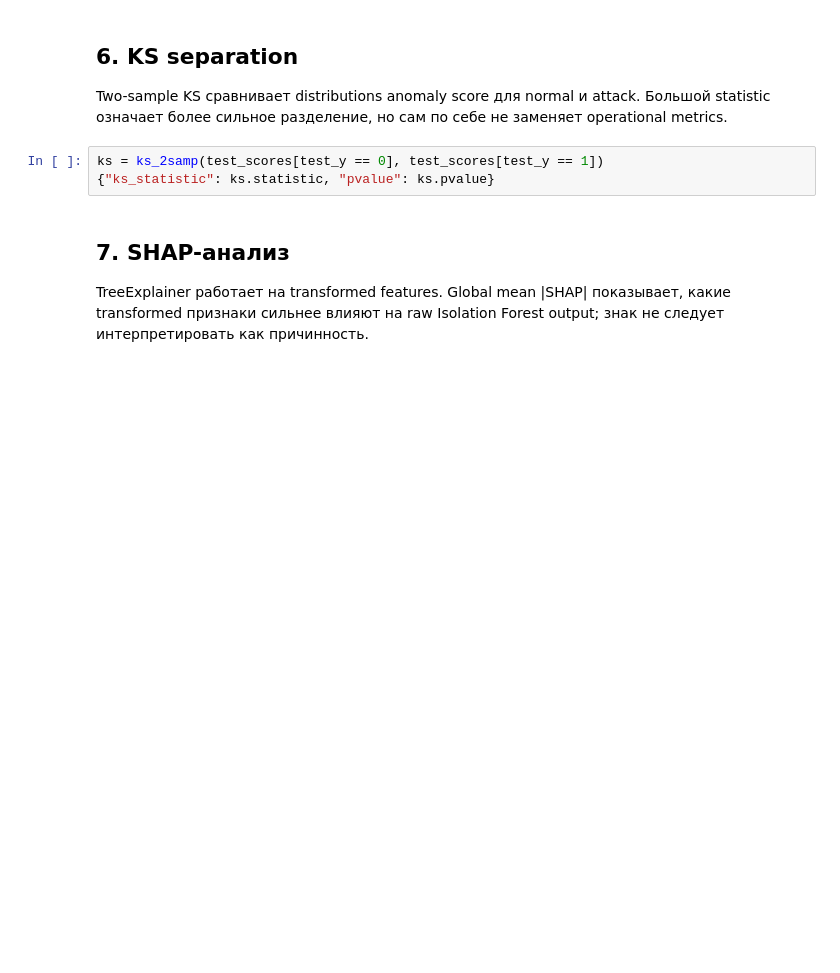
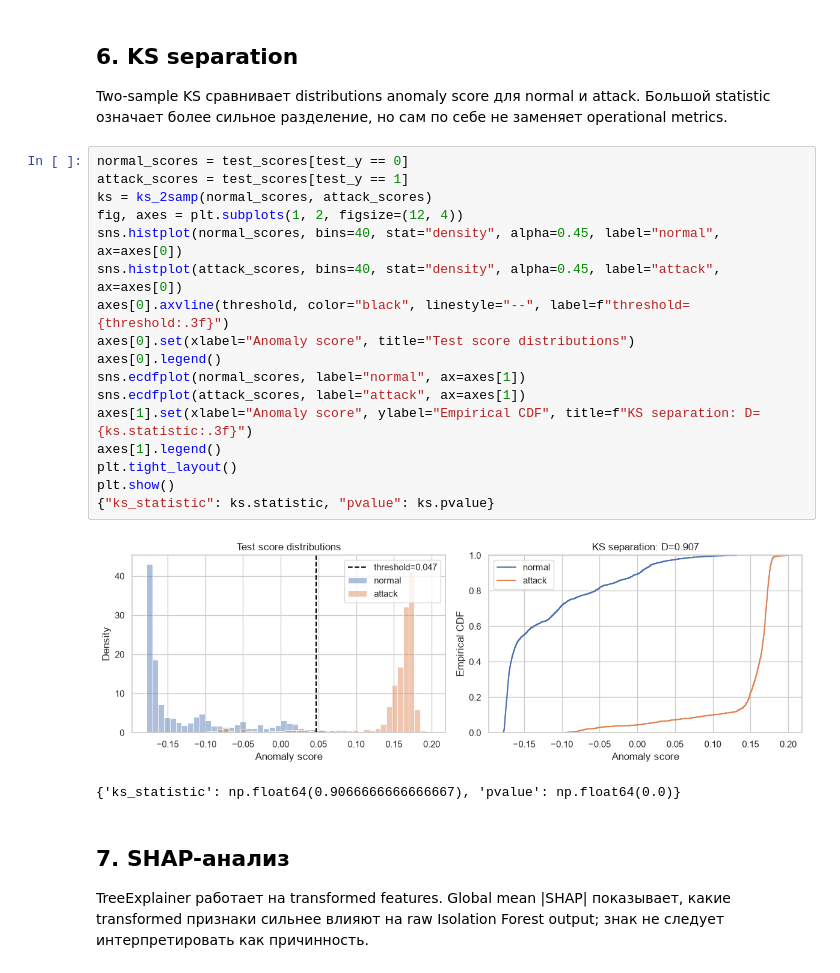
Before and after one commit to Ilia2704/otus-ml-ids, a Jupyter notebook: notebooks/01_train_validate_explain.ipynb, the cells around one changed output. Drawn from its saved outputs; the diff is of its cells as text; blank space fills up the shorter version.

```diff
--- a/notebooks/01_train_validate_explain.ipynb
+++ b/notebooks/01_train_validate_explain.ipynb
@@ -122,8 +169,25 @@ cv_report, bootstrap_report
 
 Two-sample KS сравнивает distributions anomaly score для normal и attack. Большой statistic означает более сильное разделение, но сам по себе не заменяет operational metrics.
 # %%
-ks = ks_2samp(test_scores[test_y == 0], test_scores[test_y == 1])
+normal_scores = test_scores[test_y == 0]
+attack_scores = test_scores[test_y == 1]
+ks = ks_2samp(normal_scores, attack_scores)
+fig, axes = plt.subplots(1, 2, figsize=(12, 4))
+sns.histplot(normal_scores, bins=40, stat="density", alpha=0.45, label="normal", ax=axes[0])
+sns.histplot(attack_scores, bins=40, stat="density", alpha=0.45, label="attack", ax=axes[0])
+axes[0].axvline(threshold, color="black", linestyle="--", label=f"threshold={threshold:.3f}")
+axes[0].set(xlabel="Anomaly score", title="Test score distributions")
+axes[0].legend()
+sns.ecdfplot(normal_scores, label="normal", ax=axes[1])
+sns.ecdfplot(attack_scores, label="attack", ax=axes[1])
+axes[1].set(xlabel="Anomaly score", ylabel="Empirical CDF", title=f"KS separation: D={ks.statistic:.3f}")
+axes[1].legend()
+plt.tight_layout()
+plt.show()
 {"ks_statistic": ks.statistic, "pvalue": ks.pvalue}
+# %% [output]
+[figure, added]
+{'ks_statistic': np.float64(0.9066666666666667), 'pvalue': np.float64(0.0)}
 # %% [markdown]
 ## 7. SHAP-анализ
 
```
Also changed, not shown: parts of 11 cells of this notebook, 2 other files.
